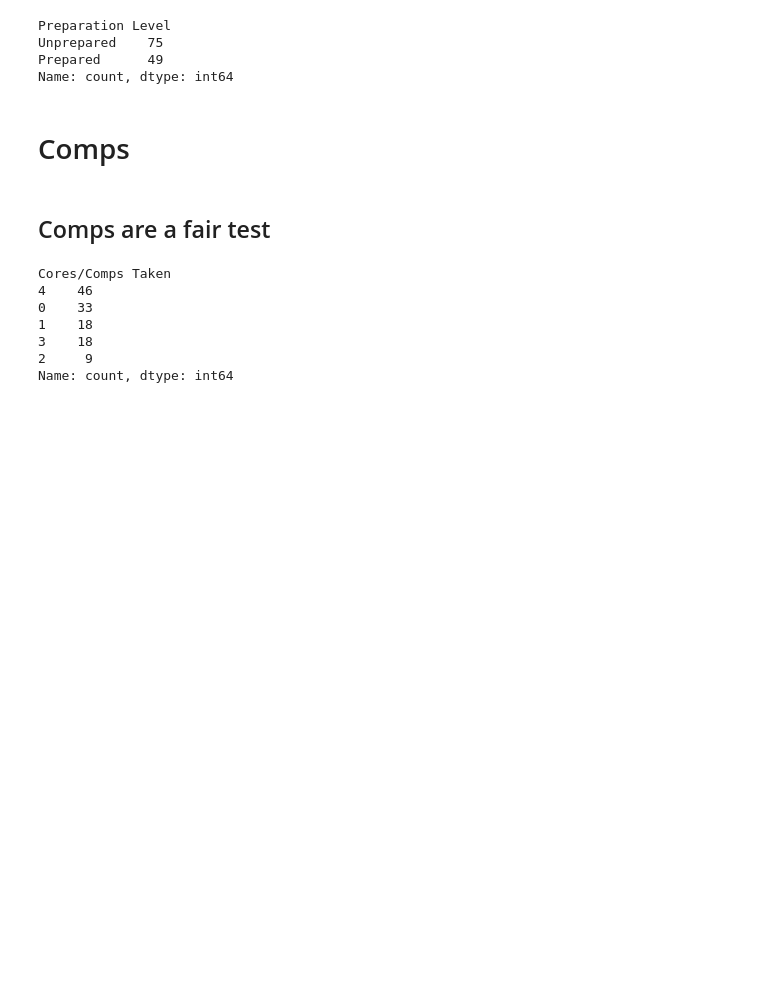
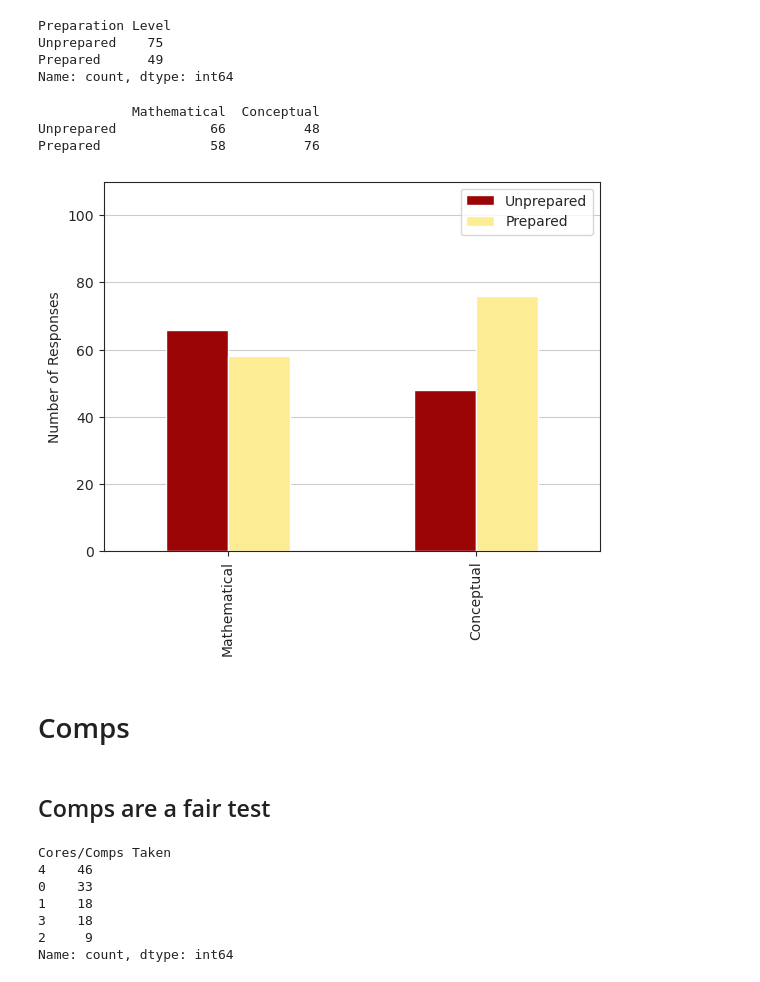
Before and after one commit to melilly/qol-survey, a Jupyter notebook: Melissa_Survey.ipynb, the cells around one changed output. Cells and saved outputs as stored; diff of their text form; code cells hidden in the pictures; blank space fills up the shorter version.

```diff
--- a/Melissa_Survey.ipynb
+++ b/Melissa_Survey.ipynb
@@ -195,3 +199,20 @@ QOLData['Concept Preparation Level'] = pd.Categorical(
     categories=['Prepared', 'Unprepared'],
     ordered=True
 )
+# %%
+math = QOLData['Math Preparation Level'].value_counts().sort_index(ascending=False)
+concept = QOLData['Concept Preparation Level'].value_counts().sort_index(ascending=False)
+combined = pd.DataFrame({'Mathematical': math, 'Conceptual':concept})
+
+print(combined)
+
+combined.T.plot.bar(color=['#9c0505','#fced95'])
+plt.ylabel('Number of Responses')
+plt.ylim(0,110)
+plt.grid(axis='y')
+plt.show()
+# %% [output]
+            Mathematical  Conceptual
+Unprepared            66          48
+Prepared              58          76
+[figure, added]
```
Also changed, not shown: parts of 3 cells of this notebook.
